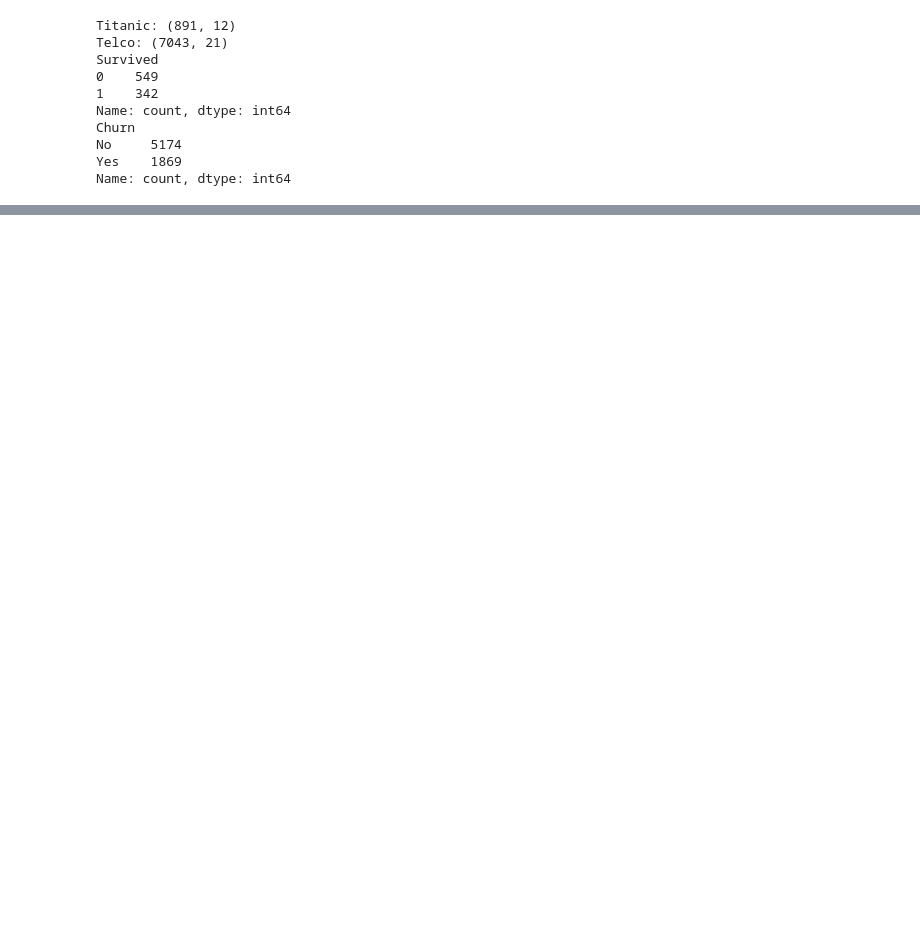
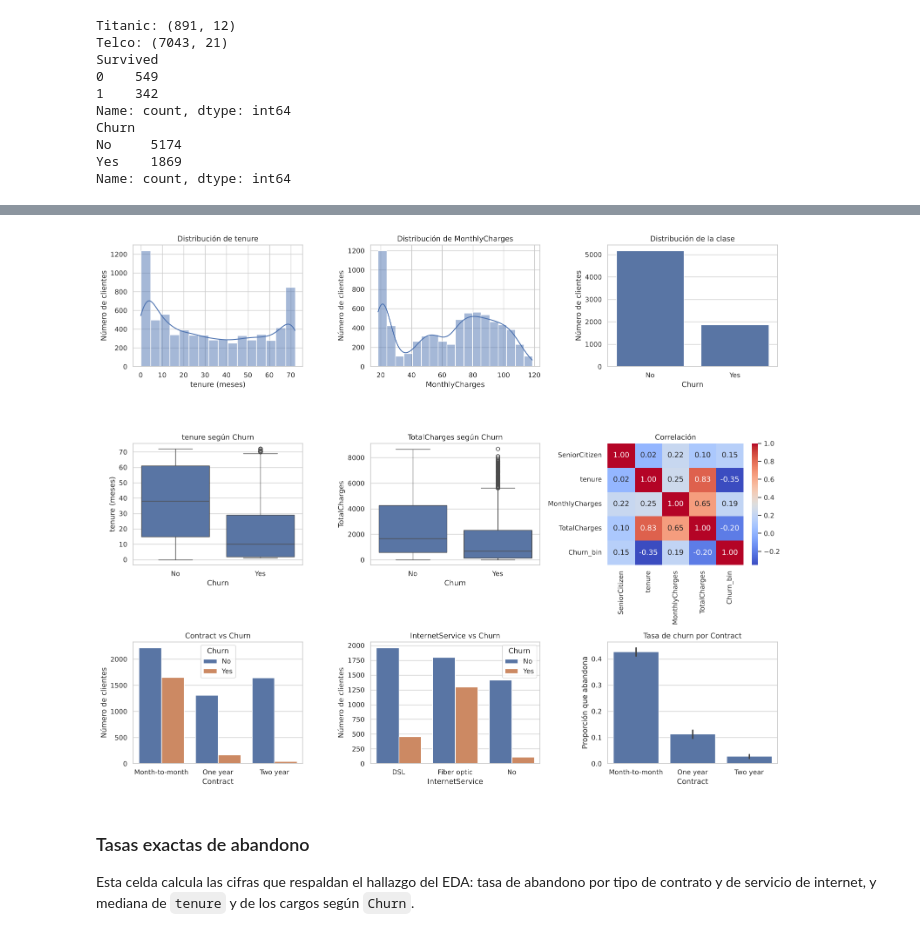
Before and after one commit to davilabrayan688-gif/Practica2-EDA, a Jupyter notebook: Practica2_IA.ipynb, the cells around one changed output, grey strips where cells are left out. Drawn from its saved outputs; the diff is of its cells as text; code cells hidden in the pictures; blank space fills up the shorter version.

```diff
--- a/Practica2_IA.ipynb
+++ b/Practica2_IA.ipynb
@@ -148,7 +254,0 @@ Se verifica que las 11 filas vacías corresponden a clientes con `tenure = 0` (c
-# %%
-print(telco[telco["TotalCharges"].str.strip() == ""][["customerID", "tenure", "TotalCharges"]])
-
-telco["TotalCharges"] = pd.to_numeric(telco["TotalCharges"], errors="coerce")
-
-display(perfil_numerico(telco))
-display(perfil_categorico(telco))
@@ -593,0 +268,13 @@ En el conjunto de prueba, conformado por 1,409 clientes de los cuales 374 corres
+# %%
+# 1. Valores que no se pueden interpretar como número
+convertido = pd.to_numeric(telco["TotalCharges"], errors="coerce")
+no_numericos = convertido.isna()
+print("Valores no numéricos en TotalCharges:", no_numericos.sum())
+print("Contenido de esos valores:", list(telco.loc[no_numericos, "TotalCharges"].unique()))
+
+# 2. ¿Qué representan?
+print(telco.loc[no_numericos, ["customerID", "tenure", "MonthlyCharges", "TotalCharges"]])
+
+# 3. Conversión (se conserva una copia del original)
+telco_original = telco.copy()
+telco["TotalCharges"] = convertido
@@ -593,0 +531,27 @@ En el conjunto de prueba, conformado por 1,409 clientes de los cuales 374 corres
+# %%
+fig, ax = plt.subplots(3, 3, figsize=(16, 13))
+
+sns.histplot(telco["tenure"], kde=True, ax=ax[0,0]); ax[0,0].set_title("Distribución de tenure")
+sns.histplot(telco["MonthlyCharges"], kde=True, ax=ax[0,1]); ax[0,1].set_title("Distribución de MonthlyCharges")
+sns.countplot(x="Churn", data=telco, ax=ax[0,2]); ax[0,2].set_title("Distribución de la clase")
+
+sns.boxplot(x="Churn", y="tenure", data=telco, ax=ax[1,0]); ax[1,0].set_title("tenure según Churn")
+sns.boxplot(x="Churn", y="TotalCharges", data=telco, ax=ax[1,1]); ax[1,1].set_title("TotalCharges según Churn")
+sns.heatmap(telco[["SeniorCitizen","tenure","MonthlyCharges","TotalCharges","Churn_bin"]].corr(),
+            annot=True, fmt=".2f", cmap="coolwarm", ax=ax[1,2]); ax[1,2].set_title("Correlación")
+
+sns.countplot(x="Contract", hue="Churn", data=telco, ax=ax[2,0]); ax[2,0].set_title("Contract vs Churn")
+sns.countplot(x="InternetService", hue="Churn", data=telco, ax=ax[2,1]); ax[2,1].set_title("InternetService vs Churn")
+sns.barplot(x="Contract", y="Churn_bin", data=telco, ax=ax[2,2]); ax[2,2].set_title("Tasa de churn por Contract")
+
+ax[0,0].set_xlabel("tenure (meses)"); ax[1,0].set_ylabel("tenure (meses)")
+for a in [ax[0,0], ax[0,1], ax[0,2], ax[2,0], ax[2,1]]:
+    a.set_ylabel("Número de clientes")
+ax[2,2].set_ylabel("Proporción que abandona")
+
+plt.tight_layout(); plt.show()
+# %% [output]
+[figure, added]
+# %% [markdown]
+### Tasas exactas de abandono
+Esta celda calcula las cifras que respaldan el hallazgo del EDA: tasa de abandono por tipo de contrato y de servicio de internet, y mediana de `tenure` y de los cargos según `Churn`.
```
Also changed, not shown: parts of 95 cells of this notebook, 5 other files.
